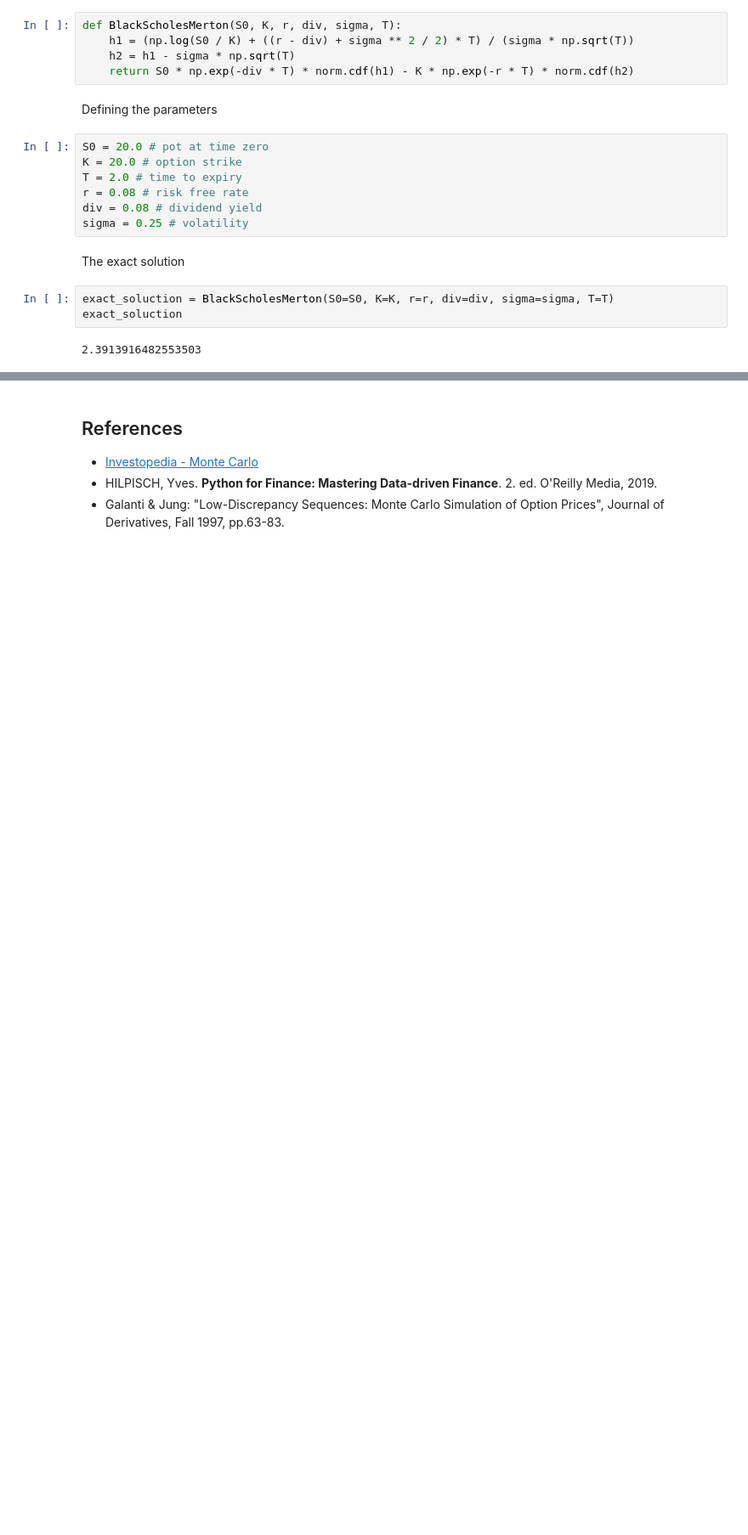
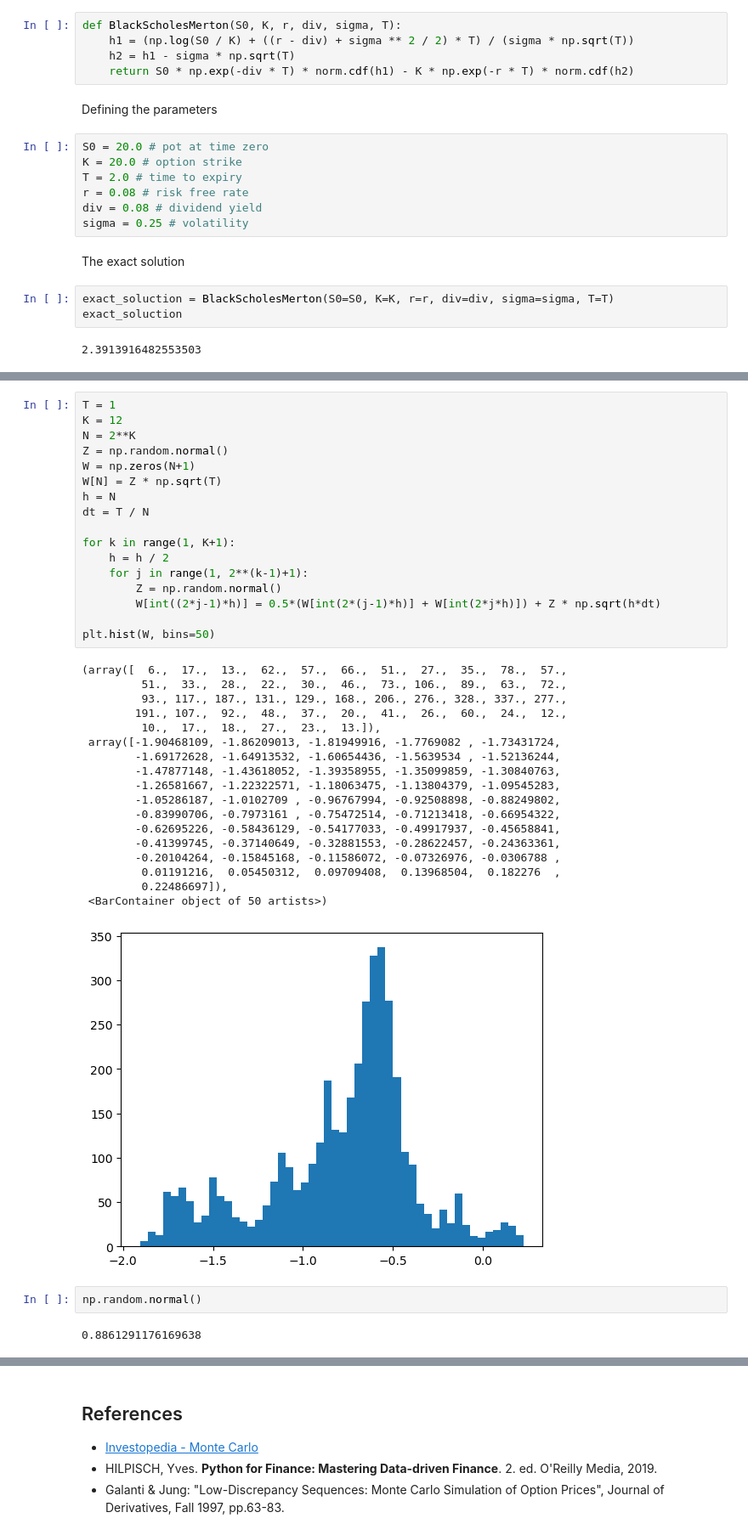
Before and after one commit to fbristotti/cqf, a Jupyter notebook: final/final.ipynb, the cells around one changed output, grey strips where cells are left out. Shown at 85% size. Cells and saved outputs as stored; diff of their text form; blank space fills up the shorter version.

```diff
--- a/final/final.ipynb
+++ b/final/final.ipynb
@@ -288,0 +381,40 @@ qmc = np.exp(-r*T)*np.mean([max(S0 * np.exp(trend + sigma*np.sqrt(T)*norm.ppf(so
+# %%
+T = 1
+K = 12
+N = 2**K
+Z = np.random.normal()
+W = np.zeros(N+1)
+W[N] = Z * np.sqrt(T)
+h = N
+dt = T / N
+
+for k in range(1, K+1):
+    h = h / 2
+    for j in range(1, 2**(k-1)+1):
+        Z = np.random.normal()
+        W[int((2*j-1)*h)] = 0.5*(W[int(2*(j-1)*h)] + W[int(2*j*h)]) + Z * np.sqrt(h*dt)
+
+plt.hist(W, bins=50)
+# %% [output]
+(array([  6.,  17.,  13.,  62.,  57.,  66.,  51.,  27.,  35.,  78.,  57.,
+         51.,  33.,  28.,  22.,  30.,  46.,  73., 106.,  89.,  63.,  72.,
+         93., 117., 187., 131., 129., 168., 206., 276., 328., 337., 277.,
+        191., 107.,  92.,  48.,  37.,  20.,  41.,  26.,  60.,  24.,  12.,
+         10.,  17.,  18.,  27.,  23.,  13.]),
+ array([-1.90468109, -1.86209013, -1.81949916, -1.7769082 , -1.73431724,
+        -1.69172628, -1.64913532, -1.60654436, -1.5639534 , -1.52136244,
+        -1.47877148, -1.43618052, -1.39358955, -1.35099859, -1.30840763,
+        -1.26581667, -1.22322571, -1.18063475, -1.13804379, -1.09545283,
+        -1.05286187, -1.0102709 , -0.96767994, -0.92508898, -0.88249802,
+        -0.83990706, -0.7973161 , -0.75472514, -0.71213418, -0.66954322,
+        -0.62695226, -0.58436129, -0.54177033, -0.49917937, -0.45658841,
+        -0.41399745, -0.37140649, -0.32881553, -0.28622457, -0.24363361,
+        -0.20104264, -0.15845168, -0.11586072, -0.07326976, -0.0306788 ,
+         0.01191216,  0.05450312,  0.09709408,  0.13968504,  0.182276  ,
+         0.22486697]),
+ <BarContainer object of 50 artists>)
+[figure, added]
+# %%
+np.random.normal()
+# %% [output]
+0.8861291176169638
```
Also changed, not shown: parts of 13 cells of this notebook.
